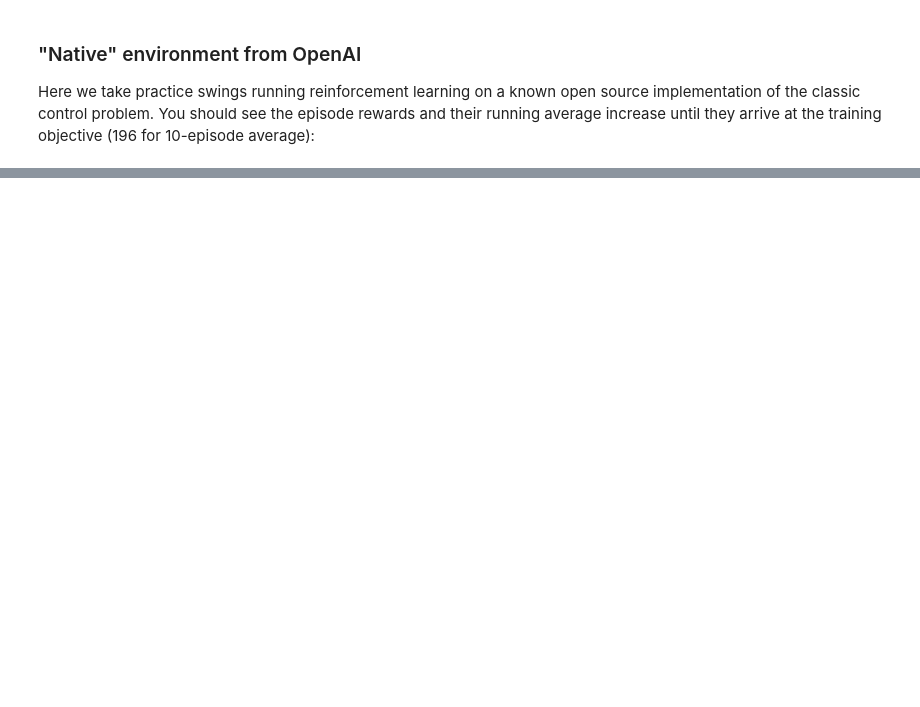
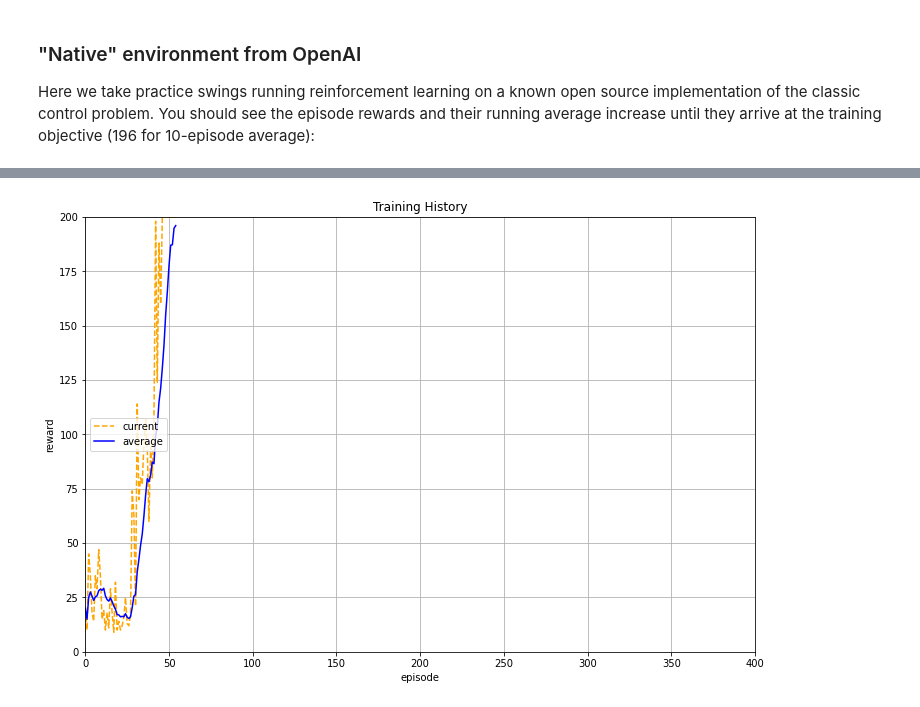
Before and after one commit to ansys/ml-rl-cartpole, a Jupyter notebook: 20 CartPole Reinforcement Learning.ipynb, the cells around one changed output, grey strips where cells are left out. Saved outputs shown, nothing was run; the diff lists cells and outputs as text; code cells hidden in the pictures; blank space fills up the shorter version.

```diff
--- a/20 CartPole Reinforcement Learning.ipynb
+++ b/20 CartPole Reinforcement Learning.ipynb
@@ -105,22 +105,24 @@ print(f'Writing model in: {output_path_gym}')
 # %%
-# gym_plotter = LivePlotter()
-# results = dqn_runner.run(env_name,
-#                          dqn.ClassicDQNLearner,
-#                          qn_keras.QNetwork,
-#                          layers=[64, 64],
-#                          n_episodes=2000,
-#                          epsilon=dqn_runner.basic_epsilon_linear(1, 0.05, 1000),
-#                          gamma=0.99,
-#                          n_mini_batch=64,
-#                          replay_db_warmup=1000,
-#                          replay_db_capacity=40000,
-#                          c_cycle=1,
-#                          polyak_rate=0.99,
-#                          averaging_window=10,
-#                          victory_threshold=196,
-#                          diagnostics_fn=gym_plotter.live_plot,
-#                          output_path=output_path_gym,
-#                          output_name=output_name_gym)
+gym_plotter = LivePlotter()
+results = dqn_runner.run(env_name,
+                         dqn.ClassicDQNLearner,
+                         qn_keras.QNetwork,
+                         layers=[64, 64],
+                         n_episodes=2000,
+                         epsilon=dqn_runner.basic_epsilon_linear(1, 0.05, 1000),
+                         gamma=0.99,
+                         n_mini_batch=64,
+                         replay_db_warmup=1000,
+                         replay_db_capacity=40000,
+                         c_cycle=1,
+                         polyak_rate=0.99,
+                         averaging_window=10,
+                         victory_threshold=196,
+                         diagnostics_fn=gym_plotter.live_plot,
+                         output_path=output_path_gym,
+                         output_name=output_name_gym)
+# %% [output]
+[figure, added]
 # %% [markdown]
 ### pyAnsys environment in OpenAI: MAPDL in the loop
 Now we do reinforcement learning with MAPDL in the loop as an OpenAI Gym package, thanks to the pyansys API:
```
Also changed, not shown: parts of 2 cells of this notebook.
